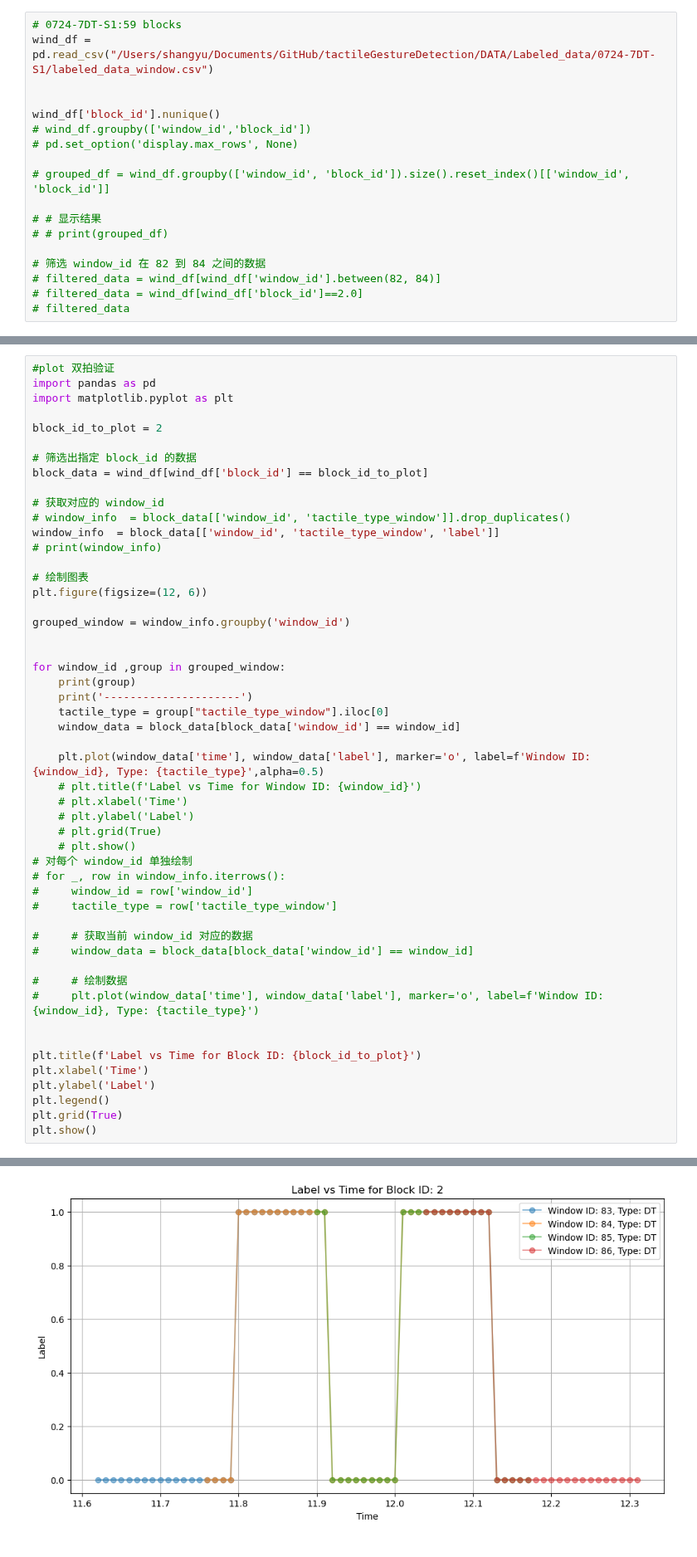
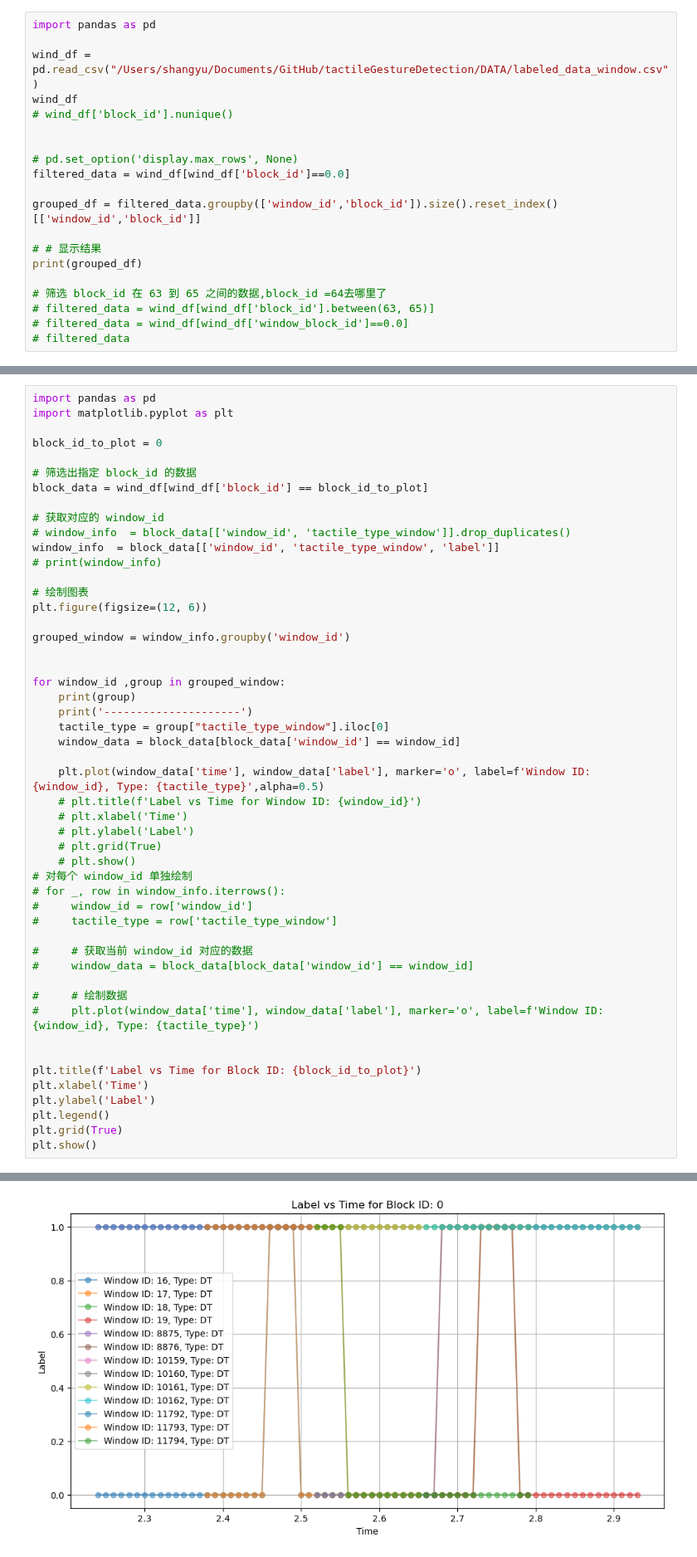
Before and after one commit to MindLabZHAW/tactileGestureDetection, a Jupyter notebook: Process_Data/Test_window_contact_dt.ipynb, the cells around one changed output, grey strips where cells are left out. Shown at 83% size. Cells and saved outputs as stored; diff of their text form.

Commit message:
Merge branch 'main' of https://github.com/MindLabZHAW/tactileGestureDetection

```diff
--- a/Process_Data/Test_window_contact_dt.ipynb
+++ b/Process_Data/Test_window_contact_dt.ipynb
@@ -59,19 +1,21 @@ process_labeled_data(file_path, window_size, step_size)
 # %%
-# 0724-7DT-S1:59 blocks
-wind_df = pd.read_csv("/Users/shangyu/Documents/GitHub/tactileGestureDetection/DATA/Labeled_data/0724-7DT-S1/labeled_data_window.csv")
+import pandas as pd
+
+wind_df = pd.read_csv("/Users/shangyu/Documents/GitHub/tactileGestureDetection/DATA/labeled_data_window.csv")
+wind_df
+# wind_df['block_id'].nunique()
 
 
-wind_df['block_id'].nunique()
-# wind_df.groupby(['window_id','block_id'])
 # pd.set_option('display.max_rows', None)
+filtered_data = wind_df[wind_df['block_id']==0.0]
 
-# grouped_df = wind_df.groupby(['window_id', 'block_id']).size().reset_index()[['window_id', 'block_id']]
+grouped_df = filtered_data.groupby(['window_id','block_id']).size().reset_index()[['window_id','block_id']]
 
 # # 显示结果
-# # print(grouped_df)
+print(grouped_df)
 
-# 筛选 window_id 在 82 到 84 之间的数据
-# filtered_data = wind_df[wind_df['window_id'].between(82, 84)]
-# filtered_data = wind_df[wind_df['block_id']==2.0]
+# 筛选 block_id 在 63 到 65 之间的数据,block_id =64去哪里了
+# filtered_data = wind_df[wind_df['block_id'].between(63, 65)]
+# filtered_data = wind_df[wind_df['window_block_id']==0.0]
 # filtered_data
 # %% [output]
@@ -79,9 +45,8 @@ wind_df['block_id'].nunique()
 # %%
-#plot 双拍验证
 import pandas as pd
 import matplotlib.pyplot as plt
 
-block_id_to_plot = 2
+block_id_to_plot = 0
 
 # 筛选出指定 block_id 的数据
 block_data = wind_df[wind_df['block_id'] == block_id_to_plot]
@@ -147,2 +112,2 @@ plt.show()
 ---------------------
-[figure, old version]
+[figure, new version]
```
Also changed, not shown: parts of 4 cells of this notebook, 11 other files.
